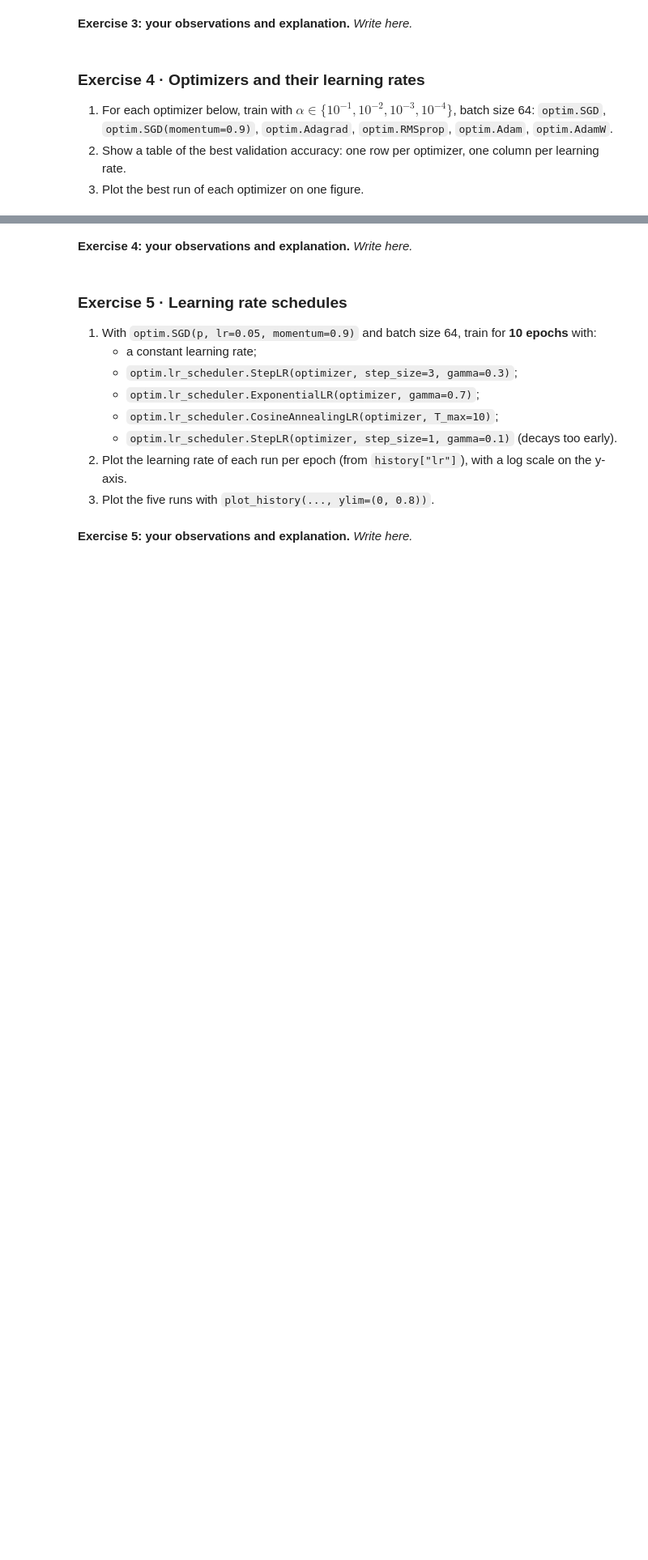
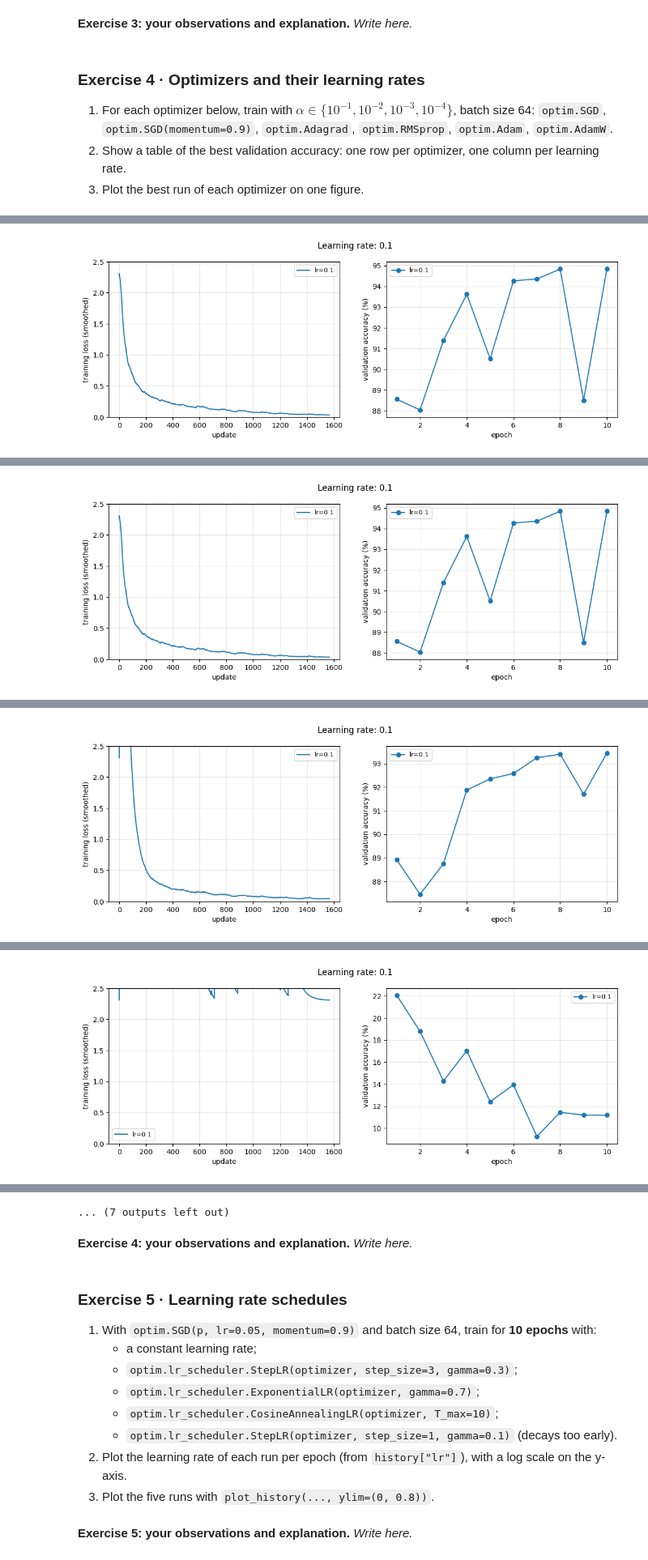
Before and after one commit to Radayou07/TP-AI, a Jupyter notebook: TP4_Optimization.ipynb, the cells around one changed output, grey strips where cells are left out. Shown at 81% size. Cells and saved outputs as stored; diff of their text form; code cells hidden in the pictures; blank space fills up the shorter version.

```diff
--- a/TP4_Optimization.ipynb
+++ b/TP4_Optimization.ipynb
@@ -636,3 +652,14 @@ epoch  3 | lr 1.00e-02 | train loss 0.2793 | val loss 0.3587 | val acc 91.43% |
 3. Plot the best run of each optimizer on one figure.
 # %%
 # Exercise 4
+alpha = [0.1, 0.01, 0.001, 0.0001]
+optimzers = [torch.optim.SGD, torch.optim.SGD, torch.optim.Adagrad, torch.optim.RMSprop, torch.optim.Adam, torch.optim.AdamW]
+for lr in alpha:
+  print(f"Leanring rate: {lr}")
+  for optimizer in optimzers:
+    print(f"optimzer: {optimzers}")
+    model = make_model(seed=0)
+    optimizer = optimizer(model.parameters(), lr=lr)
+    hist = fit(model, optimizer, make_loader(batch_size=64, n_train=10_000), 10)
+    plot_history({f"lr={lr}" :hist}, f"Learning rate: {lr}")
+# %% [output]
@@ -638,0 +678 @@ epoch  3 | lr 1.00e-02 | train loss 0.2793 | val loss 0.3587 | val acc 91.43% |
+[figure, added]
@@ -638,0 +690 @@ epoch  3 | lr 1.00e-02 | train loss 0.2793 | val loss 0.3587 | val acc 91.43% |
+[figure, added]
@@ -638,0 +702 @@ epoch  3 | lr 1.00e-02 | train loss 0.2793 | val loss 0.3587 | val acc 91.43% |
+[figure, added]
@@ -638,0 +714 @@ epoch  3 | lr 1.00e-02 | train loss 0.2793 | val loss 0.3587 | val acc 91.43% |
+[figure, added]
@@ -639,3 +739,4 @@ epoch  3 | lr 1.00e-02 | train loss 0.2793 | val loss 0.3587 | val acc 91.43% |
+... (7 outputs left out)
 # %% [markdown]
 **Exercise 4: your observations and explanation.** *Write here.*
 # %% [markdown]
```
Also changed, not shown: parts of 14 cells of this notebook.
